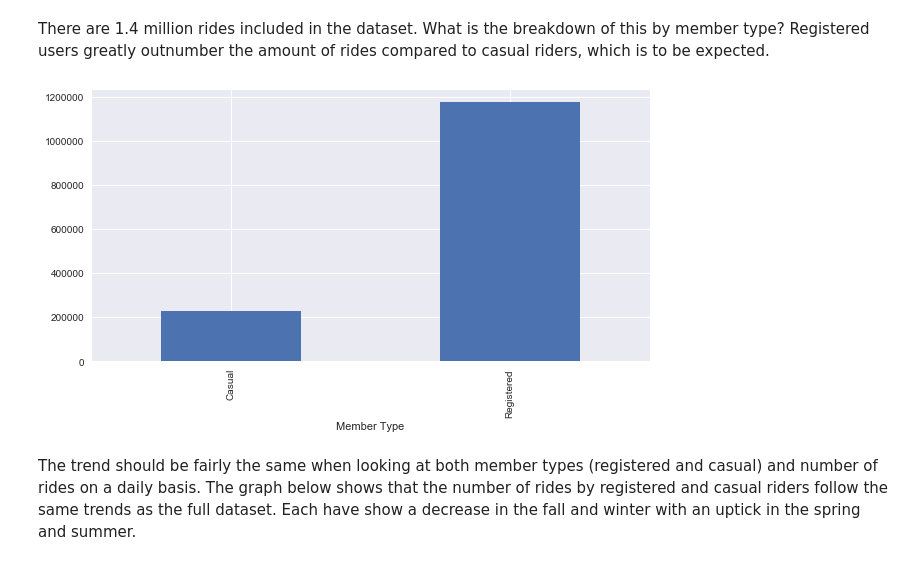
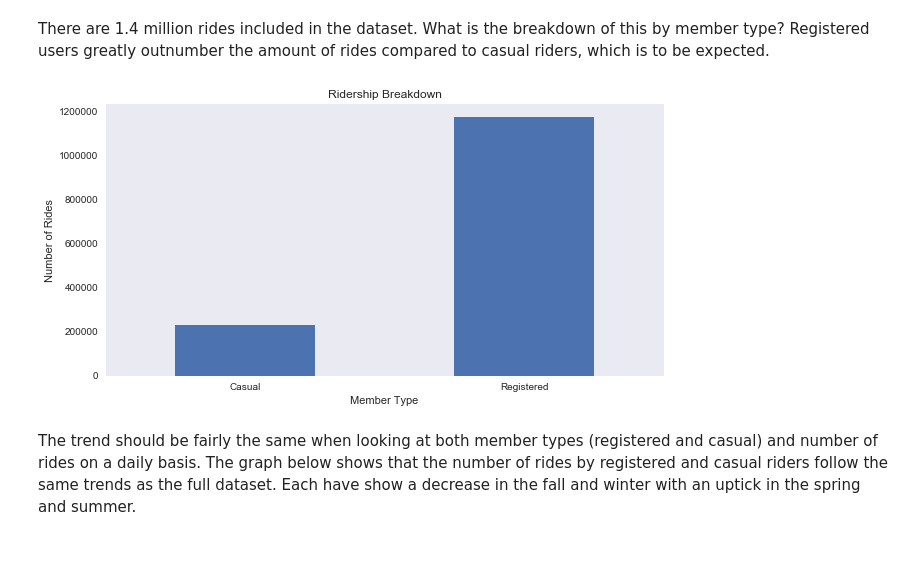
Before and after one commit to mcassi17/Capstone_Data_Investigation, a Jupyter notebook: Data_Investigation_Report.ipynb, the cells around one changed output. Cells and saved outputs as stored; diff of their text form; code cells hidden in the pictures.

```diff
--- a/Data_Investigation_Report.ipynb
+++ b/Data_Investigation_Report.ipynb
@@ -63,14 +125,14 @@ plt.show()
 # %% [markdown]
 There are 1.4 million rides included in the dataset. What is the breakdown of this by member type? Registered users greatly outnumber the amount of rides compared to casual riders, which is to be expected.
-# %%
-bikeshare_member = bikeshare.groupby('Member Type')['Member Type'].count()
-plt.figure(figsize=(15, 5))
-plt.subplot(1,2,1)
-bikeshare_member.plot.bar()
-plt.subplot(1,2,2)
-
-plt.show()
-# %% [output]
-[figure, removed]
+# %%
+plt.figure(figsize=(10, 5))
+bikeshare_member.plot.bar(rot=0)
+plt.grid(False)
+plt.xlabel('Member Type')
+plt.ylabel('Number of Rides')
+plt.title('Ridership Breakdown')
+plt.show()
+# %% [output]
+[figure, added]
 # %% [markdown]
 The trend should be fairly the same when looking at both member types (registered and casual) and number of rides on a daily basis. The graph below shows that the number of rides by registered and casual riders follow the same trends as the full dataset. Each have show a decrease in the fall and winter with an uptick in the spring and summer.
```
Also changed, not shown: parts of 49 cells of this notebook, 2 other files.
